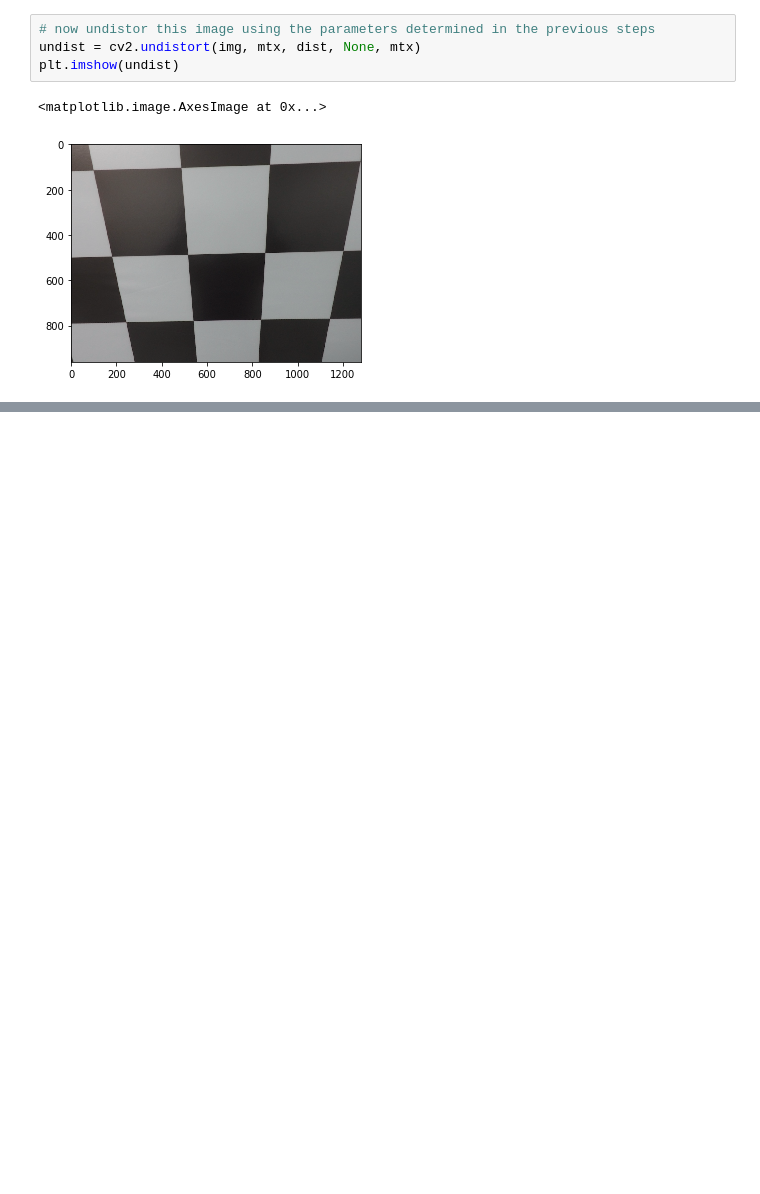
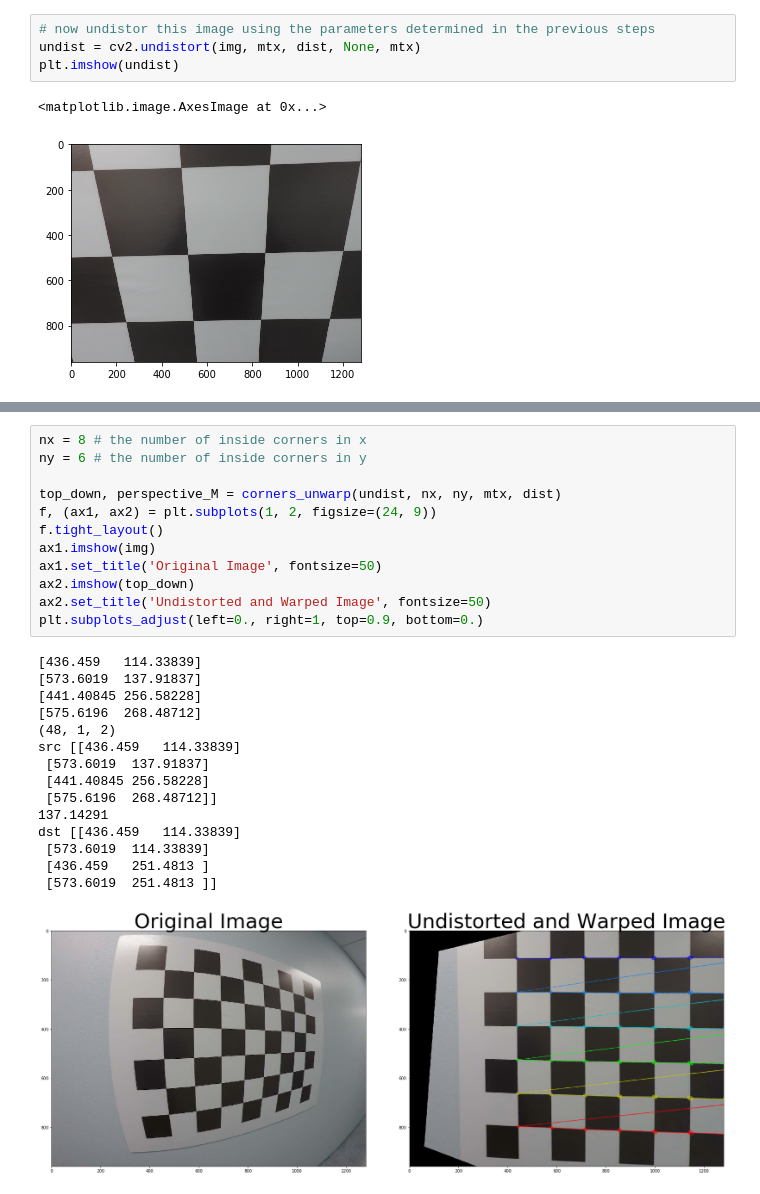
Before and after one commit to magedhassan/Camera-Calibration, a Jupyter notebook: Camera calibration.ipynb, the cells around one changed output, grey strips where cells are left out. Saved outputs shown, nothing was run; the diff lists cells and outputs as text; blank space fills up the shorter version.

```diff
--- a/Camera calibration.ipynb
+++ b/Camera calibration.ipynb
@@ -183,0 +261,28 @@ plt.imshow(undist)
+# %%
+nx = 8 # the number of inside corners in x
+ny = 6 # the number of inside corners in y
+
+top_down, perspective_M = corners_unwarp(undist, nx, ny, mtx, dist)
+f, (ax1, ax2) = plt.subplots(1, 2, figsize=(24, 9))
+f.tight_layout()
+ax1.imshow(img)
+ax1.set_title('Original Image', fontsize=50)
+ax2.imshow(top_down)
+ax2.set_title('Undistorted and Warped Image', fontsize=50)
+plt.subplots_adjust(left=0., right=1, top=0.9, bottom=0.)
+# %% [output]
+[436.459   114.33839]
+[573.6019  137.91837]
+[441.40845 256.58228]
+[575.6196  268.48712]
+(48, 1, 2)
+src [[436.459   114.33839]
+ [573.6019  137.91837]
+ [441.40845 256.58228]
+ [575.6196  268.48712]]
+137.14291
+dst [[436.459   114.33839]
+ [573.6019  114.33839]
+ [436.459   251.4813 ]
+ [573.6019  251.4813 ]]
+[figure, added]
```
Also changed, not shown: parts of 9 cells of this notebook, 1 other file.
